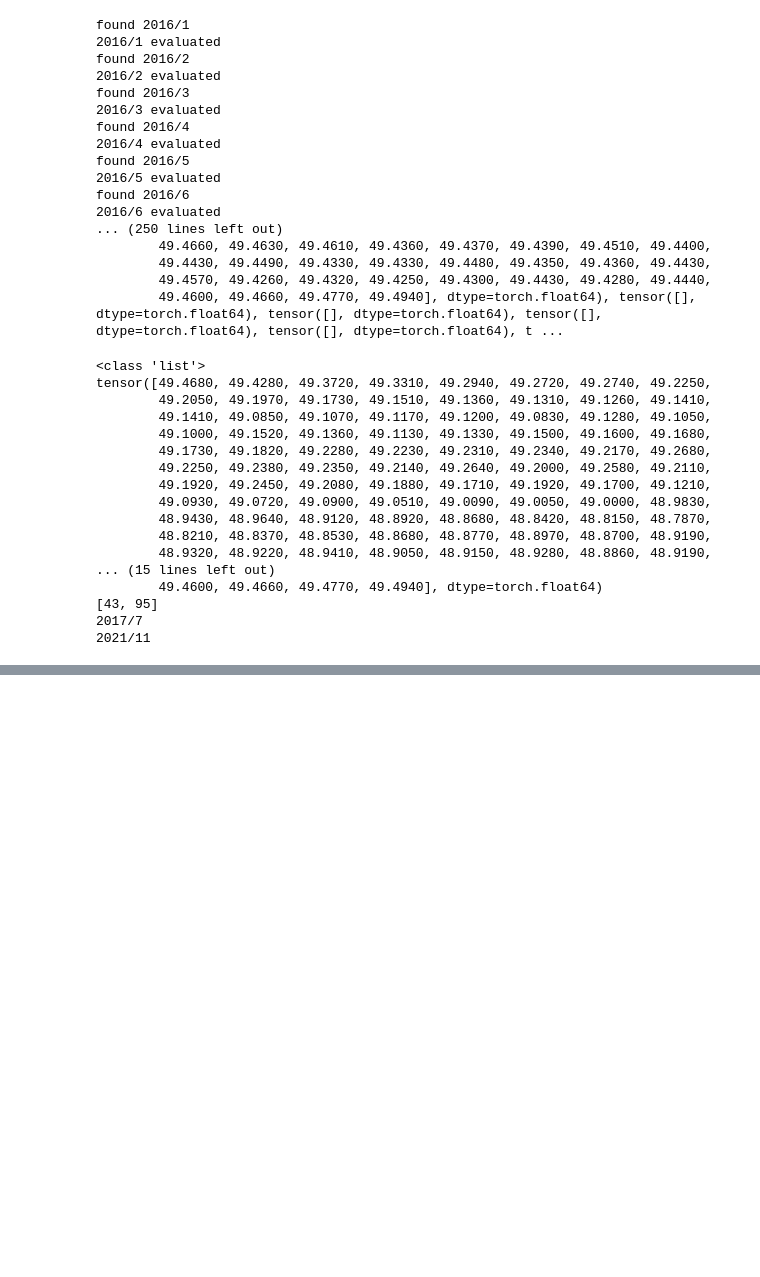
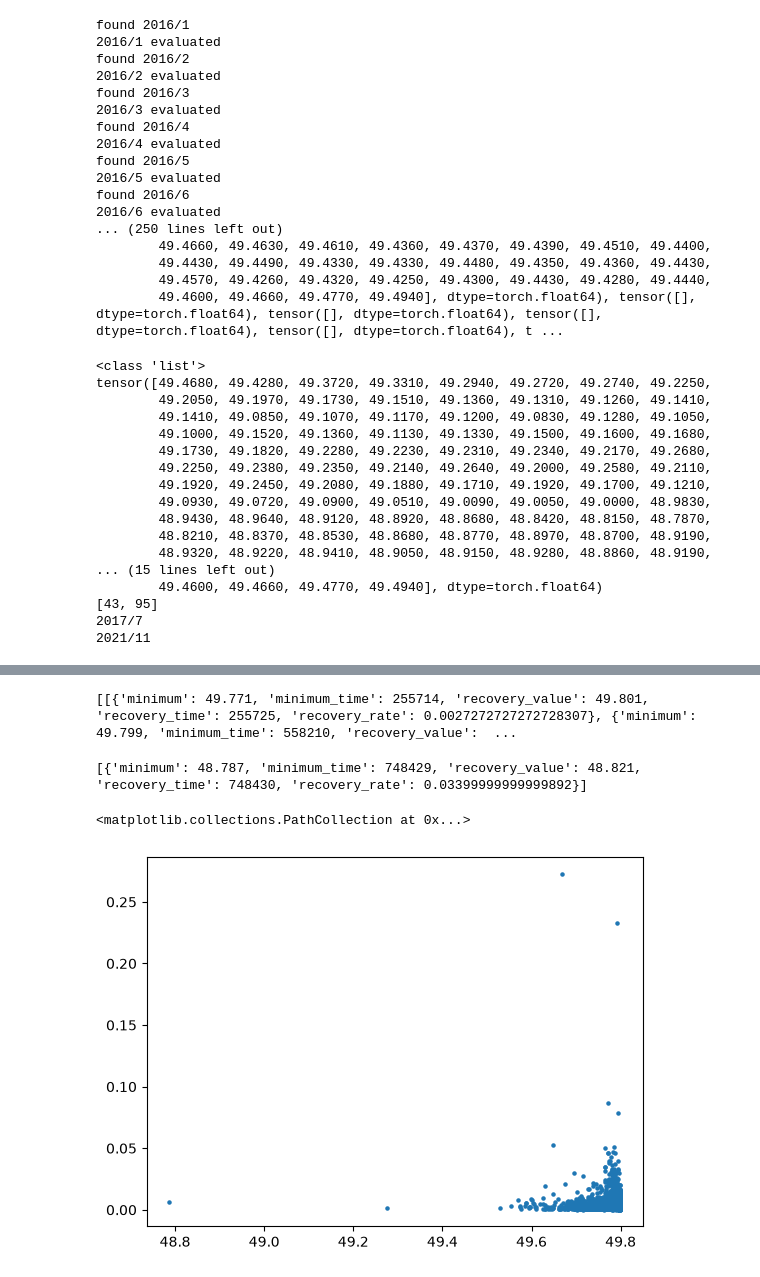
Before and after one commit to Joseph-Sharkey/NSC3003-National-Grid-Resilience-Sensing, a Jupyter notebook: code/recovery_rates.ipynb, the cells around one changed output, grey strips where cells are left out. Saved outputs shown, nothing was run; the diff lists cells and outputs as text; code cells hidden in the pictures; blank space fills up the shorter version.

```diff
--- a/code/recovery_rates.ipynb
+++ b/code/recovery_rates.ipynb
@@ -180,0 +303,15 @@ def best_fit(x, y):
+# %%
+directory = "D:/group project data/frequency_data"
+years =  [x for x in range(2016, 2026)]
+months = [x for x in range(1, 13)]
+import os
+import torch as t
+import numpy as np
+import matplotlib.pyplot as plt
+import pandas as pd
+
+recovery_dataloader = DataLoader(directory, years, months)
+statsMets = StatMethods()
+recovery_rates = recovery_dataloader.run_on_data(statsMets.recovery_rates)
+print(recovery_rates[0])
+print(len(recovery_rates))
@@ -180,0 +336,26 @@ def best_fit(x, y):
+# %%
+print(recovery_rates)
+# %% [output]
+[[{'minimum': 49.771, 'minimum_time': 255714, 'recovery_value': 49.801, 'recovery_time': 255725, 'recovery_rate': 0.0027272727272728307}, {'minimum': 49.799, 'minimum_time': 558210, 'recovery_value':  ...
+# %%
+for x in recovery_rates:
+    if x != []:
+        print(x)
+        break
+# %% [output]
+[{'minimum': 48.787, 'minimum_time': 748429, 'recovery_value': 48.821, 'recovery_time': 748430, 'recovery_rate': 0.03399999999999892}]
+# %%
+minimums = []
+rates = []
+
+for monthly_rates in recovery_rates:
+    for x in monthly_rates:
+        minimums.append(x["minimum"])
+        rates.append(x["recovery_rate"])
+
+plt.scatter(minimums, rates, s=5)
+#there doesn't really seem to be enough data to get into any good analysis here
+# there aren't enough instances of severe frequency drops
+# %% [output]
+<matplotlib.collections.PathCollection at 0x...>
+[figure, added]
```
Also changed, not shown: parts of 27 cells of this notebook, 17 other files.
